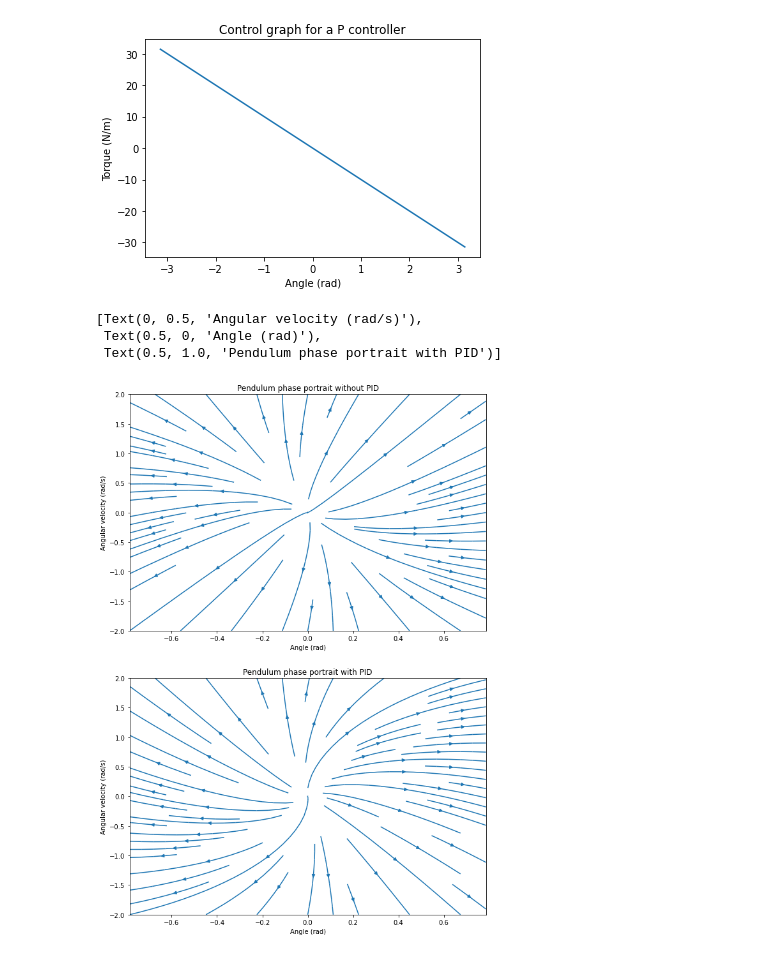
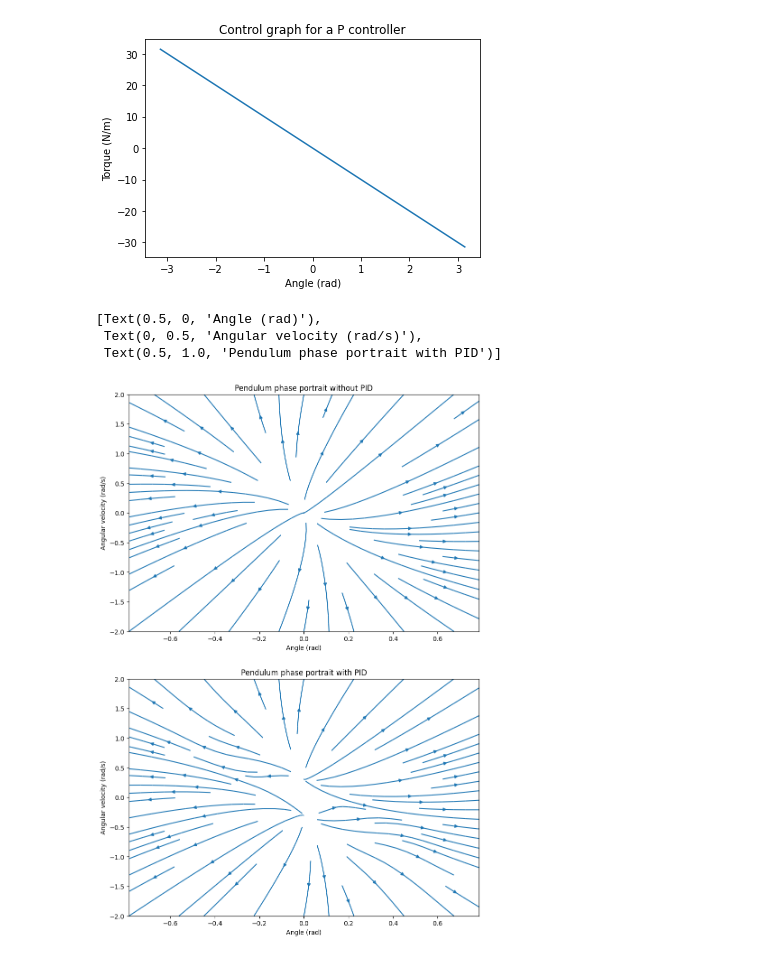
Before and after one commit to sikora-toma/gym-pendulum-control, a Jupyter notebook: pendulum_control_RL_PPO.ipynb, the cells around one changed output. Cells and saved outputs as stored; diff of their text form; code cells hidden in the pictures.

```diff
--- a/pendulum_control_RL_PPO.ipynb
+++ b/pendulum_control_RL_PPO.ipynb
@@ -110,12 +111,12 @@ eval_callback = EvalCallback(eval_env, eval_freq=1e4, callback_after_eval=stop_t
 
 # https://stable-baselines3.readthedocs.io/en/master/guide/custom_policy.html
 policy_kwargs = dict(activation_fn=th.nn.ReLU,
-                     net_arch=[dict(pi=[32, 32], vf=[32, 32])])
+                     net_arch=[dict(pi=[16, 8], vf=[16, 8])])
 
 # https://stable-baselines3.readthedocs.io/en/master/modules/ppo.html
-model = PPO("MlpPolicy", env, verbose=1,  learning_rate=0.0003, n_steps=2048, batch_size=64, n_epochs=10, gamma=0.99, policy_kwargs=None)
+model = PPO("MlpPolicy", env, verbose=1, use_sde=True, sde_sample_freq=4, learning_rate=0.0003, n_steps=2048, batch_size=64, n_epochs=10, gamma=0.99, policy_kwargs=None)
 
-model.learn(total_timesteps=int(1e10), callback=eval_callback, progress_bar=True)
+model.learn(total_timesteps=int(1e5), callback=eval_callback, progress_bar=True)
 
 mean_reward, std_reward = evaluate_policy(model, model.get_env(), n_eval_episodes=10)
 
@@ -249,33 +310,33 @@ plt.show()
 # %%
 # dynamics equation: newthdot = thdot + (3 * g / (2 * l) * np.sin(th) + 3.0 / (m * l**2) * u) * dt
 # controller.get_action(sin(X), cos(X), Y)
 THETADOT_MAX, THETA_MAX = np.pi/4, 2
 Y, X = np.mgrid[-THETA_MAX:THETA_MAX:100j, -THETADOT_MAX:THETADOT_MAX:100j]
 
 dt = 0.05
 g = 10.0
 m = 1.0
 l = 1.0
 
 #   Without applying any torque
 V = Y + (3 * g / (2 * l) * np.sin(X) + 3.0 / (m * l**2) * 0) * dt
 U = X + V * dt
 #   Using the PID controller (TODO there's a minus missing somewhere to turn the direction)
-V_PID = Y + (3 * g / (2 * l) * np.sin(X) + 3.0 / (m * l**2) * np.vectorize(controller.get_action)(np.cos(X), np.sin(X), Y)) * dt
+V_PID = Y + (3 * g / (2 * l) * np.sin(X) + 3.0 / (m * l**2) * np.vectorize(lambda a,b,c: model.predict(np.array([a,b,c]), deterministic=True)[0])(np.cos(X), np.sin(X), Y)) * dt
 U_PID = X + V_PID * dt
 
 fig, ax = plt.subplots(2, 1, figsize=(10, 15))
 
 ax[0].streamplot(X, Y, U, V, density=[0.5, 1])
 ax[0].set(xlabel='Angle (rad)', ylabel='Angular velocity (rad/s)', title='Pendulum phase portrait without PID')
 
 ax[1].streamplot(X, Y, U_PID, V_PID, density=[0.5, 1])
 ax[1].set(xlabel='Angle (rad)', ylabel='Angular velocity (rad/s)', title='Pendulum phase portrait with PID')
 # %% [output]
-[Text(0, 0.5, 'Angular velocity (rad/s)'),
- Text(0.5, 0, 'Angle (rad)'),
+[Text(0.5, 0, 'Angle (rad)'),
+ Text(0, 0.5, 'Angular velocity (rad/s)'),
  Text(0.5, 1.0, 'Pendulum phase portrait with PID')]
-[figure, old version]
+[figure, new version]
 # %%
 # TODO fix
 fig, ax = plt.subplots(figsize=(10,15))
```
Also changed, not shown: parts of 13 cells of this notebook.
